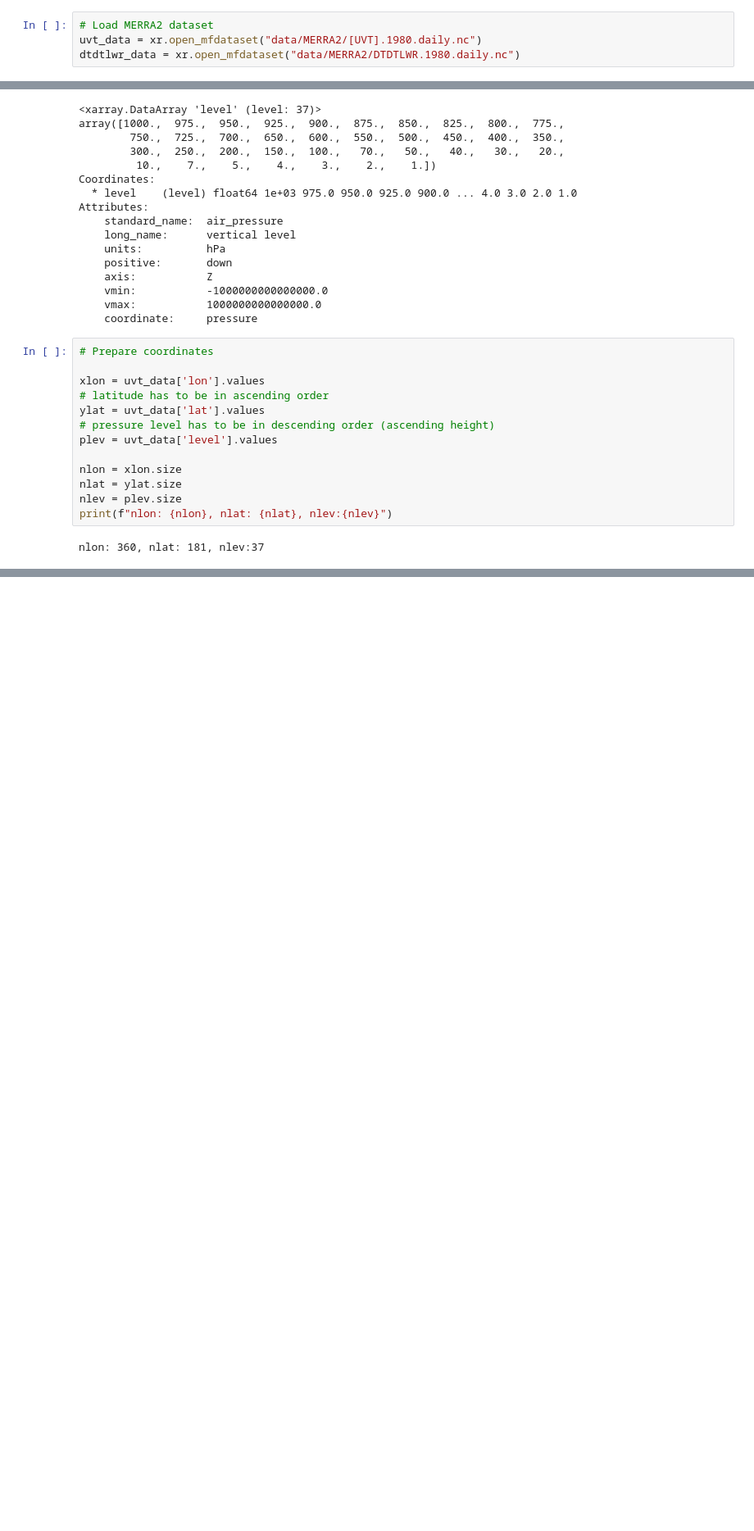
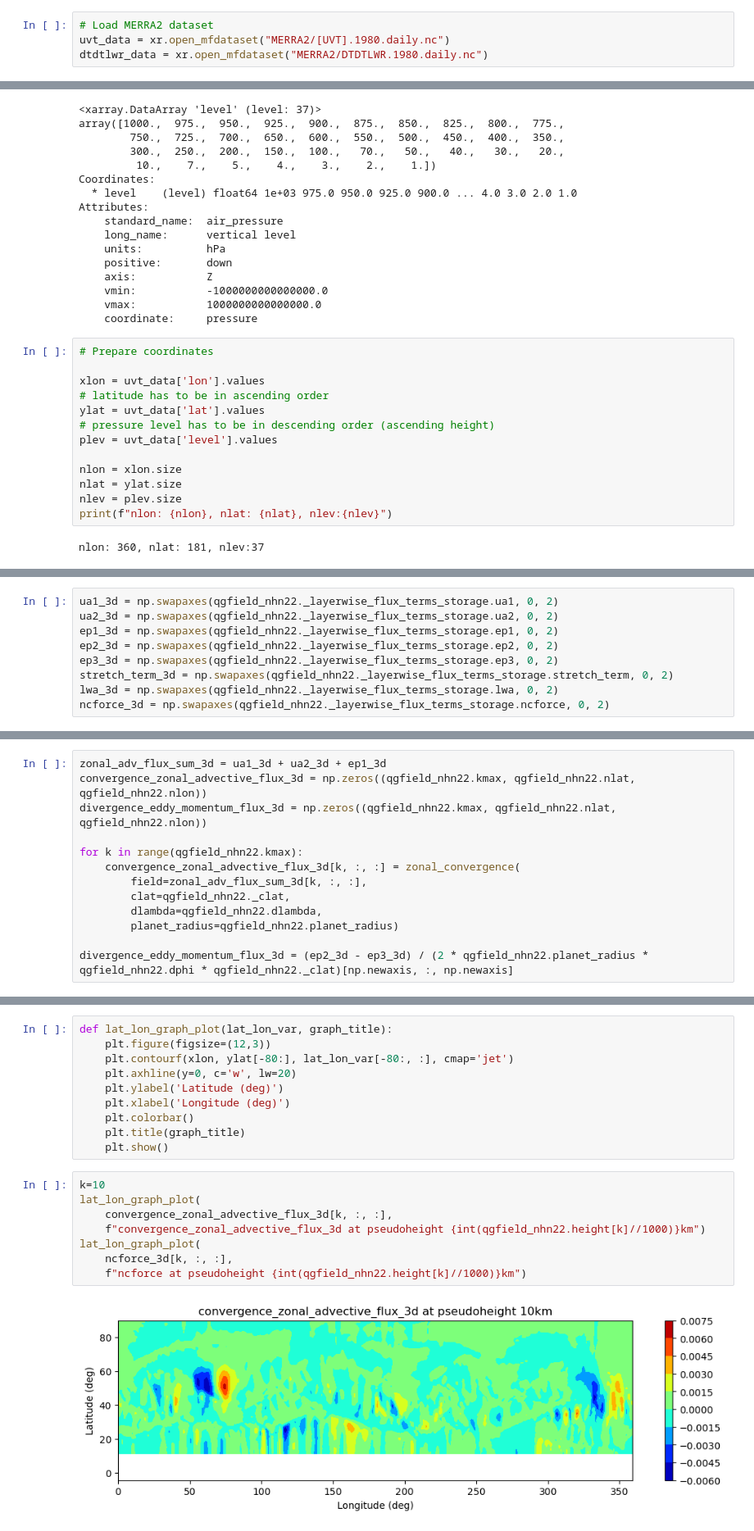
Before and after one commit to csyhuang/hn2016_falwa, a Jupyter notebook: notebooks/lubis_et_al_2024/develop_ncforce_interface.ipynb, the cells around one changed output, grey strips where cells are left out. Shown at 82% size. Drawn from its saved outputs; the diff is of its cells as text; blank space fills up the shorter version.

```diff
--- a/notebooks/lubis_et_al_2024/develop_ncforce_interface.ipynb
+++ b/notebooks/lubis_et_al_2024/develop_ncforce_interface.ipynb
@@ -13,7 +14,7 @@ import matplotlib.pyplot as plt
 # %%
 # Load MERRA2 dataset
-uvt_data = xr.open_mfdataset("data/MERRA2/[UVT].1980.daily.nc")
-dtdtlwr_data = xr.open_mfdataset("data/MERRA2/DTDTLWR.1980.daily.nc")
+uvt_data = xr.open_mfdataset("MERRA2/[UVT].1980.daily.nc")
+dtdtlwr_data = xr.open_mfdataset("MERRA2/DTDTLWR.1980.daily.nc")
 # %%
 dtdtlwr_data
 # %% [output]
@@ -228,0 +136,9 @@ Do scipy interpolation
+# %%
+ua1_3d = np.swapaxes(qgfield_nhn22._layerwise_flux_terms_storage.ua1, 0, 2)
+ua2_3d = np.swapaxes(qgfield_nhn22._layerwise_flux_terms_storage.ua2, 0, 2)
+ep1_3d = np.swapaxes(qgfield_nhn22._layerwise_flux_terms_storage.ep1, 0, 2)
+ep2_3d = np.swapaxes(qgfield_nhn22._layerwise_flux_terms_storage.ep2, 0, 2)
+ep3_3d = np.swapaxes(qgfield_nhn22._layerwise_flux_terms_storage.ep3, 0, 2)
+stretch_term_3d = np.swapaxes(qgfield_nhn22._layerwise_flux_terms_storage.stretch_term, 0, 2)
+lwa_3d = np.swapaxes(qgfield_nhn22._layerwise_flux_terms_storage.lwa, 0, 2)
+ncforce_3d = np.swapaxes(qgfield_nhn22._layerwise_flux_terms_storage.ncforce, 0, 2)
@@ -228,0 +147,13 @@ Do scipy interpolation
+# %%
+zonal_adv_flux_sum_3d = ua1_3d + ua2_3d + ep1_3d
+convergence_zonal_advective_flux_3d = np.zeros((qgfield_nhn22.kmax, qgfield_nhn22.nlat, qgfield_nhn22.nlon))
+divergence_eddy_momentum_flux_3d = np.zeros((qgfield_nhn22.kmax, qgfield_nhn22.nlat, qgfield_nhn22.nlon))
+
+for k in range(qgfield_nhn22.kmax):
+    convergence_zonal_advective_flux_3d[k, :, :] = zonal_convergence(
+        field=zonal_adv_flux_sum_3d[k, :, :],
+        clat=qgfield_nhn22._clat,
+        dlambda=qgfield_nhn22.dlambda,
+        planet_radius=qgfield_nhn22.planet_radius)
+
+divergence_eddy_momentum_flux_3d = (ep2_3d - ep3_3d) / (2 * qgfield_nhn22.planet_radius * qgfield_nhn22.dphi * qgfield_nhn22._clat)[np.newaxis, :, np.newaxis]
@@ -228,0 +162,20 @@ Do scipy interpolation
+# %%
+def lat_lon_graph_plot(lat_lon_var, graph_title):
+    plt.figure(figsize=(12,3))
+    plt.contourf(xlon, ylat[-80:], lat_lon_var[-80:, :], cmap='jet')
+    plt.axhline(y=0, c='w', lw=20)
+    plt.ylabel('Latitude (deg)')
+    plt.xlabel('Longitude (deg)')
+    plt.colorbar()
+    plt.title(graph_title)
+    plt.show()
+# %%
+k=10
+lat_lon_graph_plot(
+    convergence_zonal_advective_flux_3d[k, :, :],
+    f"convergence_zonal_advective_flux_3d at pseudoheight {int(qgfield_nhn22.height[k]//1000)}km")
+lat_lon_graph_plot(
+    ncforce_3d[k, :, :],
+    f"ncforce at pseudoheight {int(qgfield_nhn22.height[k]//1000)}km")
+# %% [output]
+[figure, added]
```
Also changed, not shown: parts of 18 cells of this notebook, 1 other file.
